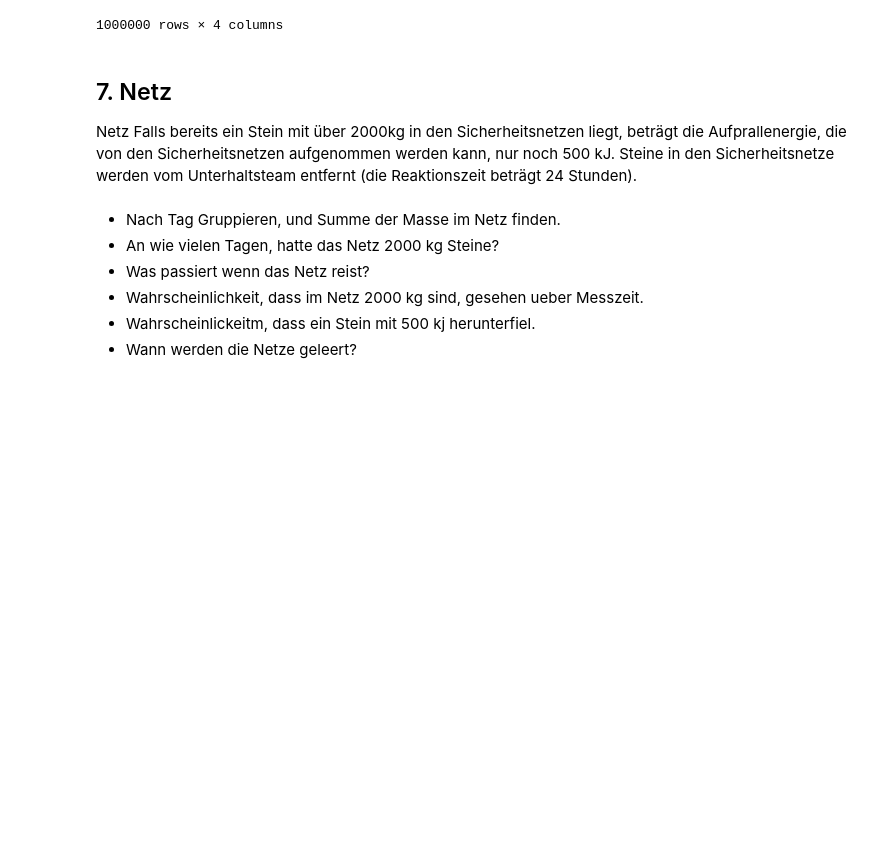
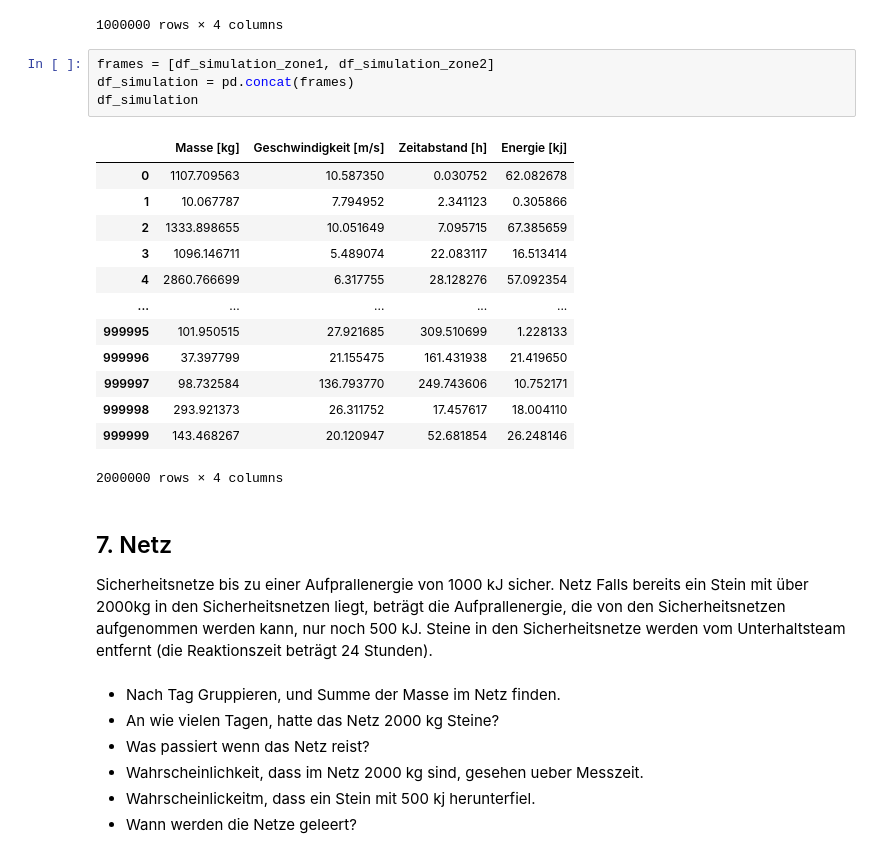
Before and after one commit to 7ben18/FHNW_Steinschlagrisiko, a Jupyter notebook: FHNW_Steinschlagrisiko.ipynb, the cells around one changed output. Drawn from its saved outputs; the diff is of its cells as text; blank space fills up the shorter version.

```diff
--- a/FHNW_Steinschlagrisiko.ipynb
+++ b/FHNW_Steinschlagrisiko.ipynb
@@ -714,8 +714,27 @@ df_simulation_zone2
 | 999998 | 293.921373 | 26.311752 | 17.457617 | 18.004110 |
 | 999999 | 143.468267 | 20.120947 | 52.681854 | 26.248146 |
 1000000 rows × 4 columns
+# %%
+frames = [df_simulation_zone1, df_simulation_zone2]
+df_simulation = pd.concat(frames)
+df_simulation
+# %% [output]
+|  | Masse [kg] | Geschwindigkeit [m/s] | Zeitabstand [h] | Energie [kj] |
+| 0 | 1107.709563 | 10.587350 | 0.030752 | 62.082678 |
+| 1 | 10.067787 | 7.794952 | 2.341123 | 0.305866 |
+| 2 | 1333.898655 | 10.051649 | 7.095715 | 67.385659 |
+| 3 | 1096.146711 | 5.489074 | 22.083117 | 16.513414 |
+| 4 | 2860.766699 | 6.317755 | 28.128276 | 57.092354 |
+| ... | ... | ... | ... | ... |
+| 999995 | 101.950515 | 27.921685 | 309.510699 | 1.228133 |
+| 999996 | 37.397799 | 21.155475 | 161.431938 | 21.419650 |
+| 999997 | 98.732584 | 136.793770 | 249.743606 | 10.752171 |
+| 999998 | 293.921373 | 26.311752 | 17.457617 | 18.004110 |
+| 999999 | 143.468267 | 20.120947 | 52.681854 | 26.248146 |
+2000000 rows × 4 columns
 # %% [markdown]
 ## 7. Netz
+Sicherheitsnetze bis zu einer Aufprallenergie von 1000 kJ sicher.
 Netz Falls bereits ein Stein mit über 2000kg in den Sicherheitsnetzen liegt, beträgt die Aufprallenergie, die von den Sicherheitsnetzen aufgenommen werden kann, nur noch 500 kJ. Steine in den Sicherheitsnetze werden vom Unterhaltsteam entfernt (die Reaktionszeit beträgt 24 Stunden).
 # %% [markdown]
 - Nach Tag Gruppieren, und Summe der Masse im Netz finden.
```
Also changed, not shown: parts of 3 cells of this notebook.
